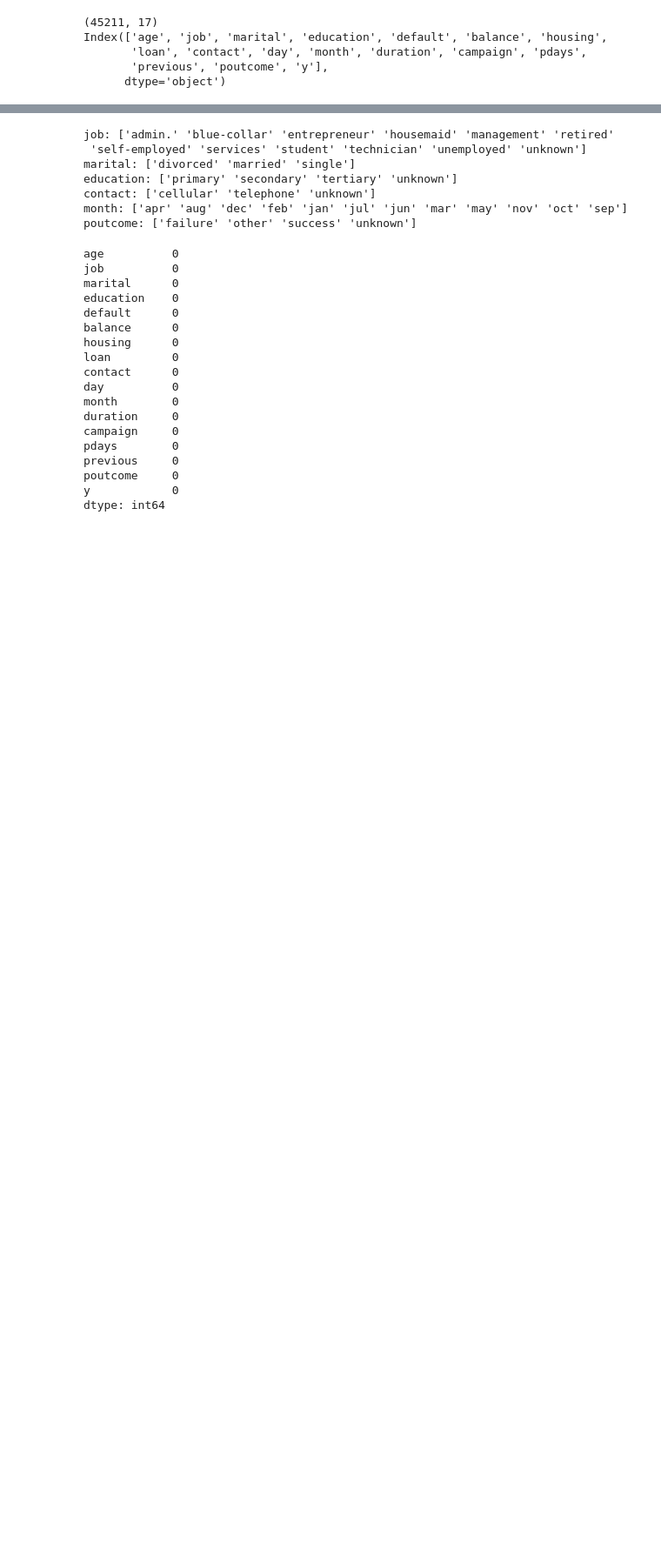
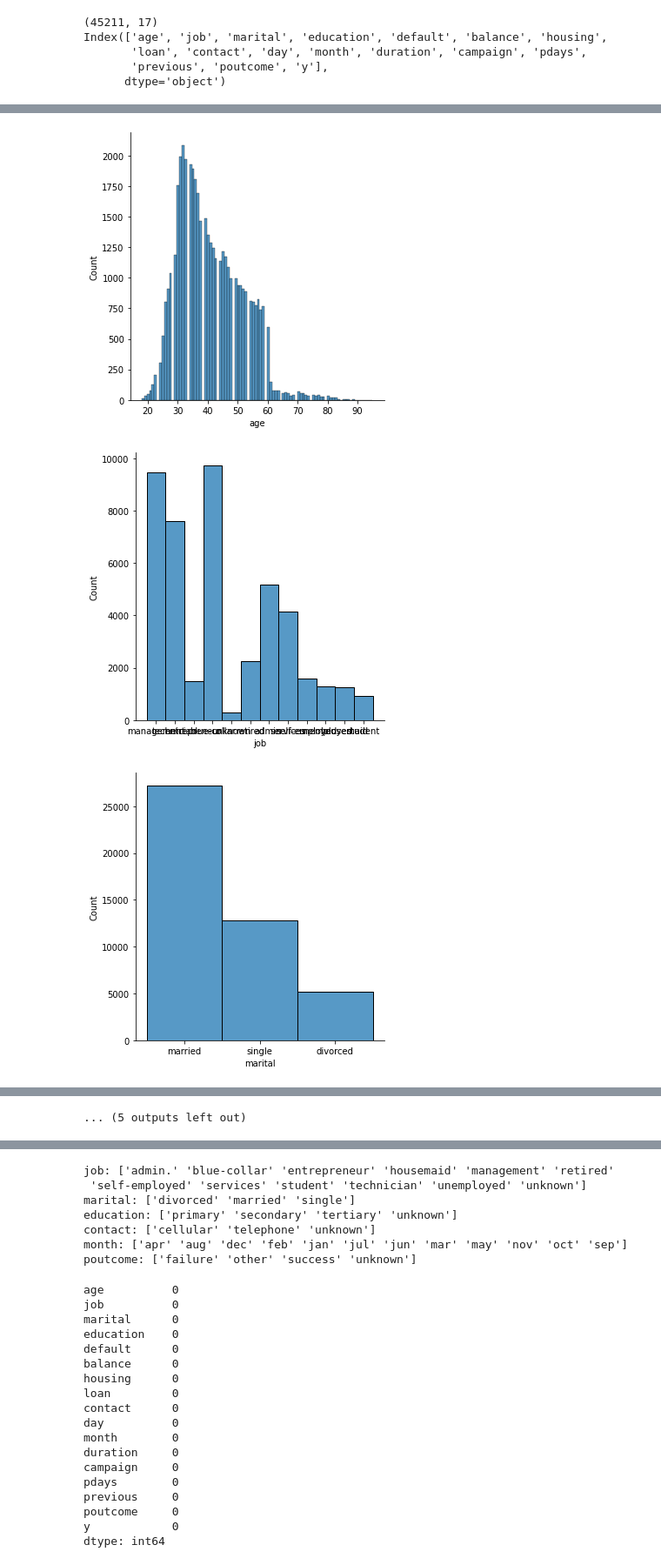
Before and after one commit to Q-Pi/ML, a Jupyter notebook: Supervised/semaine2/projet/Projet.ipynb, the cells around one changed output, grey strips where cells are left out. Shown at 87% size. Saved outputs shown, nothing was run; the diff lists cells and outputs as text; code cells hidden in the pictures; blank space fills up the shorter version.

```diff
--- a/Supervised/semaine2/projet/Projet.ipynb
+++ b/Supervised/semaine2/projet/Projet.ipynb
@@ -62,3 +74,11 @@ Output variable (desired target):
 17 - y: has the client subscribed a term deposit? (binary: "yes","no")
 # %%
 #[DATA VIZ / EDA]
+# %%
+#Distplots (type gaussienne)
+for each in df.columns:
+    sns.displot(df[each])
+# %% [output]
+[figure, added]
+[figure, added]
+[figure, added]
@@ -64,0 +94 @@ Output variable (desired target):
+... (5 outputs left out)
```
Also changed, not shown: parts of 25 cells of this notebook, 4 other files.
